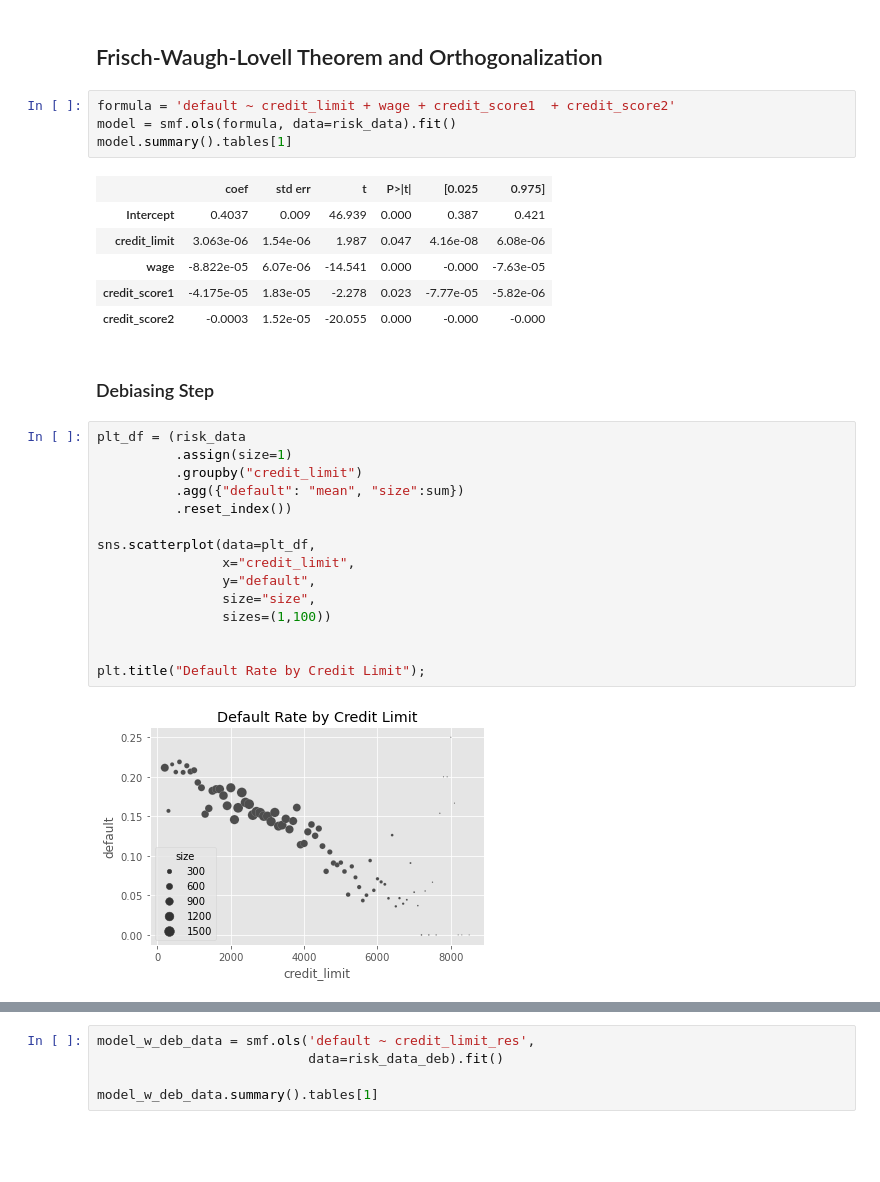
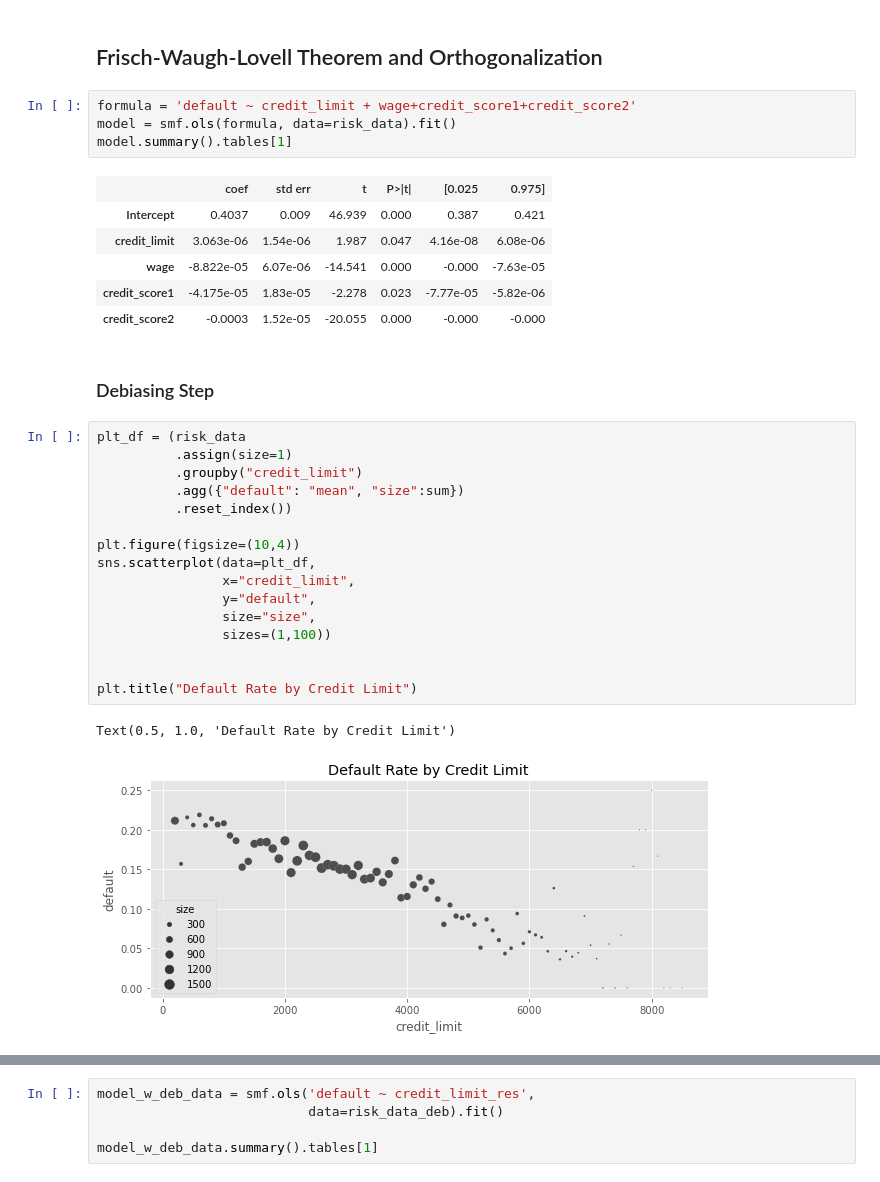
Before and after one commit to matheusfacure/causal-inference-in-python-code, a Jupyter notebook: causal-inference-in-python/04-The-Unreasonable-Effectiveness-of-Linear-Regression.ipynb, the cells around one changed output, grey strips where cells are left out. Drawn from its saved outputs; the diff is of its cells as text; blank space fills up the shorter version.

```diff
--- a/causal-inference-in-python/04-The-Unreasonable-Effectiveness-of-Linear-Regression.ipynb
+++ b/causal-inference-in-python/04-The-Unreasonable-Effectiveness-of-Linear-Regression.ipynb
@@ -155,7 +161,7 @@ array([ 3.06252773e-06, -8.82159125e-05, -4.17472814e-05, -3.03928359e-04,
 # %% [markdown]
 ## Frisch-Waugh-Lovell Theorem and Orthogonalization
 # %%
-formula = 'default ~ credit_limit + wage + credit_score1  + credit_score2'
+formula = 'default ~ credit_limit + wage+credit_score1+credit_score2'
 model = smf.ols(formula, data=risk_data).fit()
 model.summary().tables[1]
 # %% [output]
@@ -170,20 +176,22 @@ model.summary().tables[1]
 # %%
 plt_df = (risk_data
           .assign(size=1)
           .groupby("credit_limit")
           .agg({"default": "mean", "size":sum})
           .reset_index())
 
+plt.figure(figsize=(10,4))
 sns.scatterplot(data=plt_df,
                 x="credit_limit",
                 y="default",
                 size="size",
                 sizes=(1,100))
 
 
-plt.title("Default Rate by Credit Limit");
+plt.title("Default Rate by Credit Limit")
 # %% [output]
+Text(0.5, 1.0, 'Default Rate by Credit Limit')
-[figure, old version]
+[figure, new version]
 # %%
 debiasing_model = smf.ols(
     'credit_limit ~ wage + credit_score1  + credit_score2',
```
Also changed, not shown: parts of 33 cells of this notebook, 1 other file.
